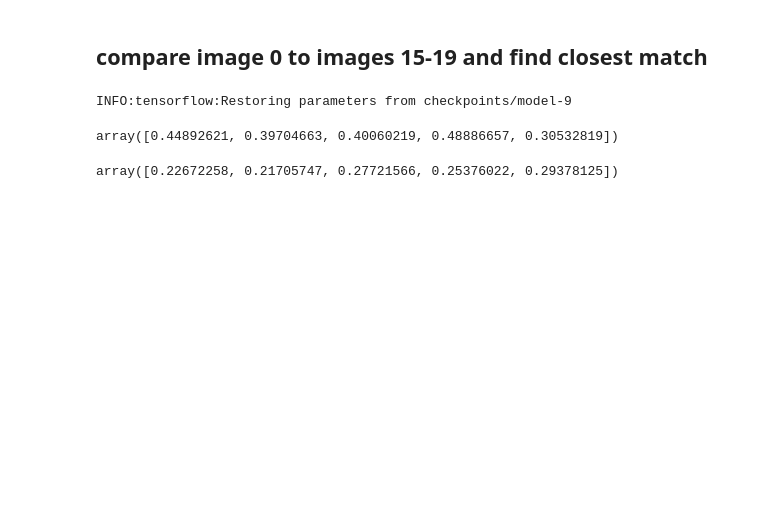
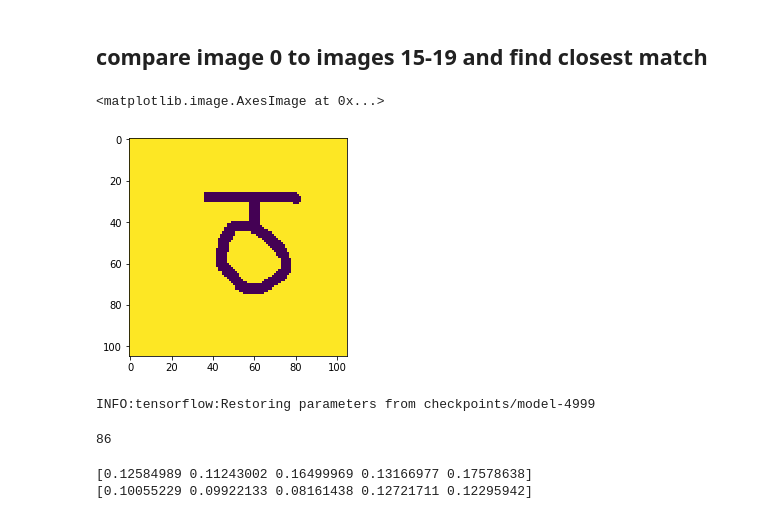
Before and after one commit to danjust/siamese-net, a Jupyter notebook: buildmodel.ipynb, the cells around one changed output. Drawn from its saved outputs; the diff is of its cells as text; code cells hidden in the pictures; blank space fills up the shorter version.

```diff
--- a/buildmodel.ipynb
+++ b/buildmodel.ipynb
@@ -9,3 +7,5 @@ save_path = '/Users/djustus/workspace/siamese/'
+# %%
+save_path = 'data_omniglot/'
 # %%
 with open(os.path.join(save_path,"train.pickle"), "rb") as file:
     imgs_train = pickle.load(file)
@@ -159,22 +167,29 @@ find_img = 2
+# %%
+plt.imshow(imgs_validate[find_img,0,:,:])
+# %% [output]
+<matplotlib.image.AxesImage at 0x...>
+[figure, added]
 # %%
 with tf.Session() as sess:
     saver.restore(sess, ckpt.model_checkpoint_path)
-    diff_val=np.zeros([imgs_train.shape[0],5])
-    for i in range(imgs_train.shape[0]):
+    diff_val=np.zeros([imgs_validate.shape[0],5])
+    for i in range(imgs_validate.shape[0]):
         for j in range(15,20):
-            diff_val[i][j-15] = sess.run(diff, feed_dict={img1: np.reshape(imgs_train[find_img,0,:,:],[1,105,105,1]),
-                                        img2: np.reshape(imgs_train[i,j,:,:],[1,105,105,1])})
+            diff_val[i][j-15] = sess.run(diff, feed_dict={
+                img1: np.reshape(imgs_validate[find_img,0,:,:],[1,105,105,1]),
+                img2: np.reshape(imgs_validate[i,j,:,:],[1,105,105,1])})
 # %% [output]
-INFO:tensorflow:Restoring parameters from checkpoints/model-9
+INFO:tensorflow:Restoring parameters from checkpoints/model-4999
 # %%
 closest_match = np.argmin(np.mean(diff_val,1))
+print(closest_match)
+# %% [output]
+86
-# %%
-diff_val[find_img]
-# %% [output]
-array([0.44892621, 0.39704663, 0.40060219, 0.48886657, 0.30532819])
-# %%
-diff_val[closest_match]
-# %% [output]
-array([0.22672258, 0.21705747, 0.27721566, 0.25376022, 0.29378125])
+# %%
+print(diff_val[find_img])
+print(diff_val[closest_match])
+# %% [output]
+[0.12584989 0.11243002 0.16499969 0.13166977 0.17578638]
+[0.10055229 0.09922133 0.08161438 0.12721711 0.12295942]
 # %%
 fig, ax = plt.subplots(3,5,figsize=(20,10))
```
Also changed, not shown: parts of 8 cells of this notebook, 1 other file.
